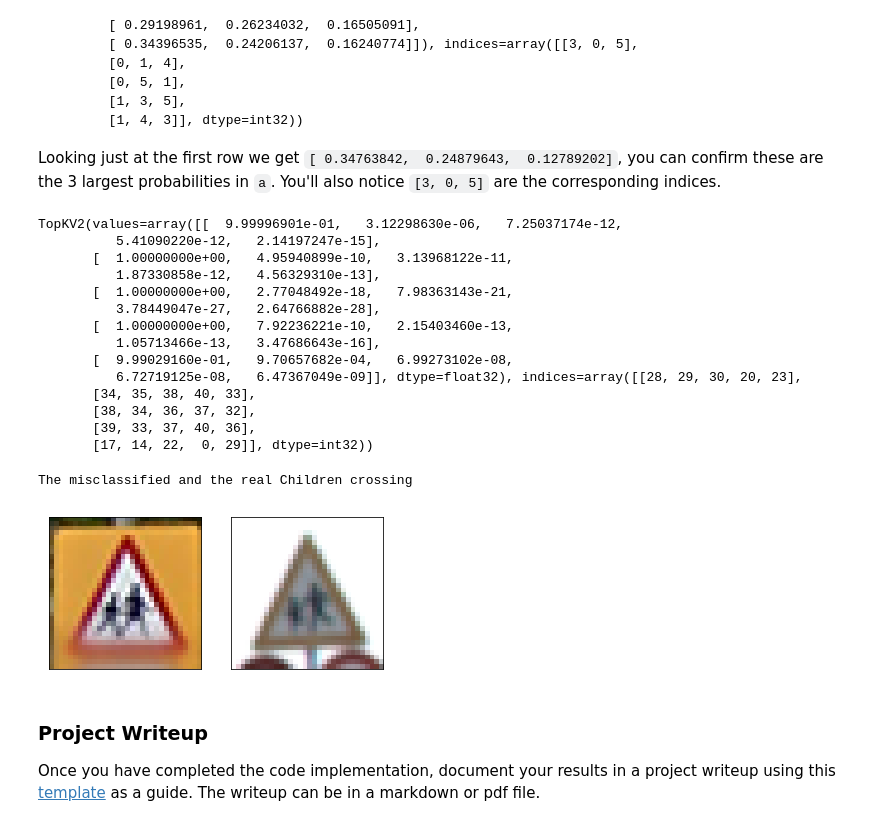
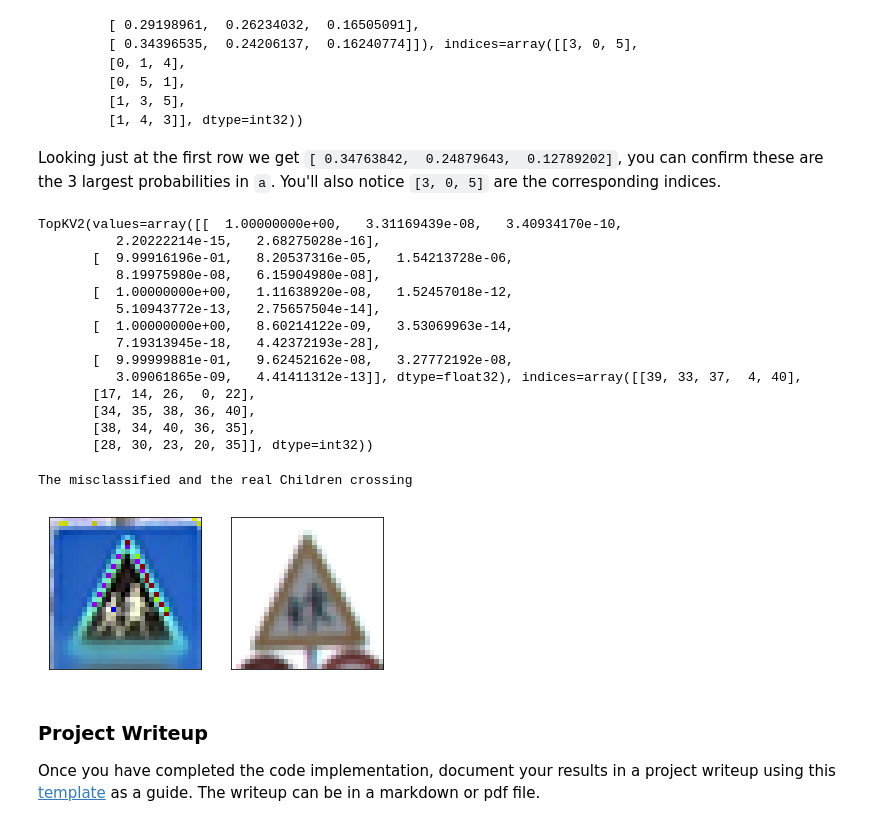
Before and after one commit to ydgats/trafficSignClassfier, a Jupyter notebook: Traffic_Sign_Classifier.ipynb, the cells around one changed output. Drawn from its saved outputs; the diff is of its cells as text; code cells hidden in the pictures.

```diff
--- a/Traffic_Sign_Classifier.ipynb
+++ b/Traffic_Sign_Classifier.ipynb
@@ -405,6 +405,7 @@ def load_and_plot(filepath):
     return test_images
 
 images = load_and_plot(IMAGE_PATH)
-img_labels = np.array([-1, 34, 38, 39, 17], dtype=uint8)
+images = np.asarray(images, dtype='float32')
+img_labels = np.array([39, 17, 34, 38, -1], dtype='uint8')
 # %% [output]
 image shape: (32, 32, 3)
@@ -485,33 +486,33 @@ with tf.Session() as sess:
 # %%
 top_k_prob
 # %% [output]
-TopKV2(values=array([[  9.99996901e-01,   3.12298630e-06,   7.25037174e-12,
-          5.41090220e-12,   2.14197247e-15],
-       [  1.00000000e+00,   4.95940899e-10,   3.13968122e-11,
-          1.87330858e-12,   4.56329310e-13],
-       [  1.00000000e+00,   2.77048492e-18,   7.98363143e-21,
-          3.78449047e-27,   2.64766882e-28],
-       [  1.00000000e+00,   7.92236221e-10,   2.15403460e-13,
-          1.05713466e-13,   3.47686643e-16],
-       [  9.99029160e-01,   9.70657682e-04,   6.99273102e-08,
-          6.72719125e-08,   6.47367049e-09]], dtype=float32), indices=array([[28, 29, 30, 20, 23],
-       [34, 35, 38, 40, 33],
-       [38, 34, 36, 37, 32],
-       [39, 33, 37, 40, 36],
-       [17, 14, 22,  0, 29]], dtype=int32))
+TopKV2(values=array([[  1.00000000e+00,   3.31169439e-08,   3.40934170e-10,
+          2.20222214e-15,   2.68275028e-16],
+       [  9.99916196e-01,   8.20537316e-05,   1.54213728e-06,
+          8.19975980e-08,   6.15904980e-08],
+       [  1.00000000e+00,   1.11638920e-08,   1.52457018e-12,
+          5.10943772e-13,   2.75657504e-14],
+       [  1.00000000e+00,   8.60214122e-09,   3.53069963e-14,
+          7.19313945e-18,   4.42372193e-28],
+       [  9.99999881e-01,   9.62452162e-08,   3.27772192e-08,
+          3.09061865e-09,   4.41411312e-13]], dtype=float32), indices=array([[39, 33, 37,  4, 40],
+       [17, 14, 26,  0, 22],
+       [34, 35, 38, 36, 40],
+       [38, 34, 40, 36, 35],
+       [28, 30, 23, 20, 35]], dtype=int32))
 # %%
 # Where the misclassfied image is not in training set
 fig = plt.figure()
 axis = fig.add_subplot(1, 2, 1, xticks=[], yticks=[])
-axis.imshow(images[0])
+axis.imshow(images[-1])
 axis = fig.add_subplot(1, 2, 2, xticks=[], yticks=[])
 axis.imshow(children_passing)
 print("The misclassified and the real {}".format(signnames[28]))
 
 plt.show()
 # %% [output]
 The misclassified and the real Children crossing
-[figure, old version]
+[figure, new version]
 # %% [markdown]
 ### Project Writeup
 
```
Also changed, not shown: parts of 5 cells of this notebook, 3 other files.
